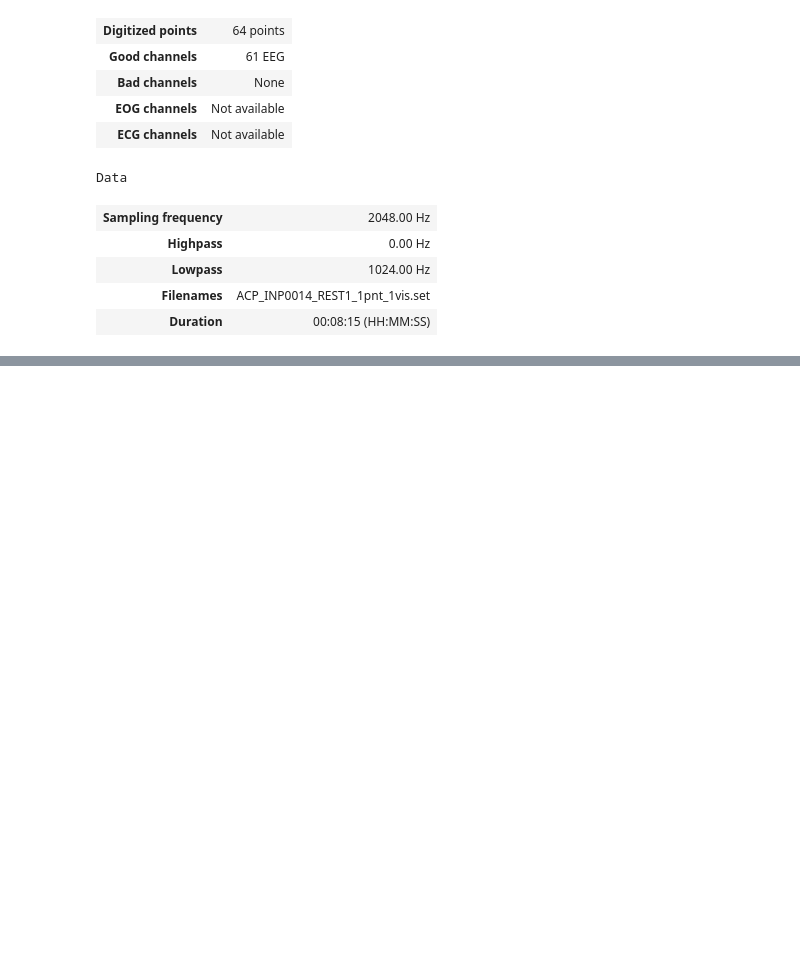
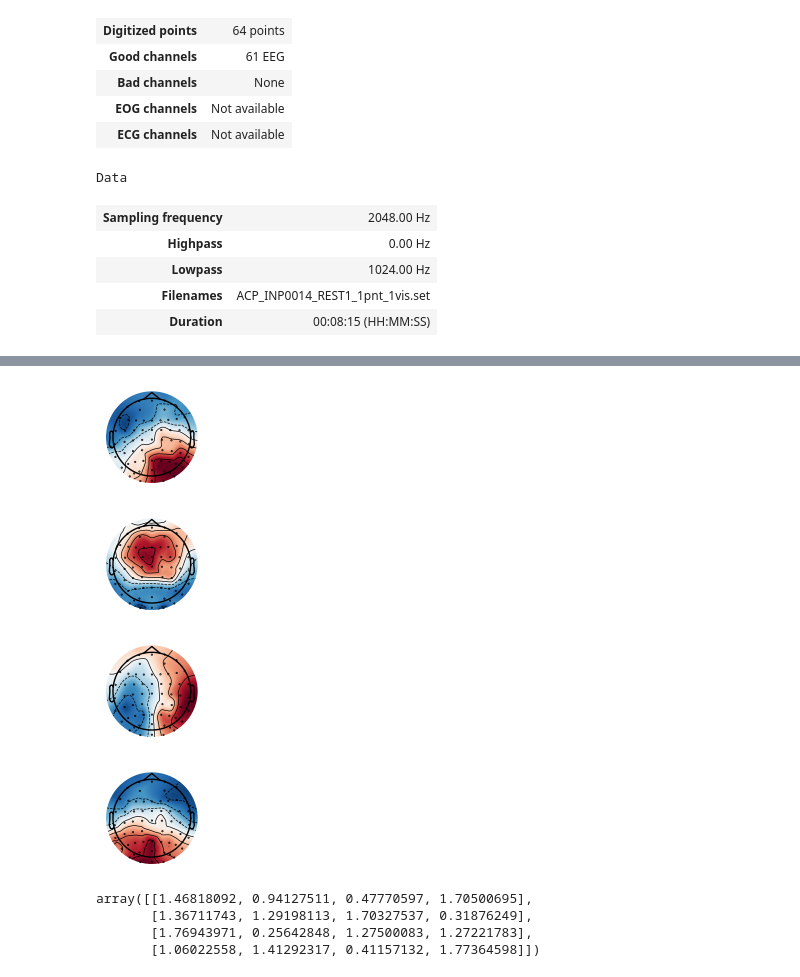
Before and after one commit to anast3t/nsu-microstate-rest-eeg, a Jupyter notebook: GlobalMSCalc.ipynb, the cells around one changed output, grey strips where cells are left out. Cells and saved outputs as stored; diff of their text form; code cells hidden in the pictures; blank space fills up the shorter version.

```diff
--- a/GlobalMSCalc.ipynb
+++ b/GlobalMSCalc.ipynb
@@ -490,0 +556,17 @@ def _cluster_kmod(
+# %%
+for i in range(4):
+    mne.viz.plot_topomap(clusters_user[i], raw.info, show=True)
+# %% [output]
+[figure, added]
+[figure, added]
+[figure, added]
+[figure, added]
+# %%
+# print(np.argmin(scipy.spatial.distance.cdist(clusters_user, global_maps.T), axis=1))
+arr = scipy.spatial.distance.cdist(clusters_user, global_maps.T)
+arr
+# %% [output]
+array([[1.46818092, 0.94127511, 0.47770597, 1.70500695],
+       [1.36711743, 1.29198113, 1.70327537, 0.31876249],
+       [1.76943971, 0.25642848, 1.27500083, 1.27221783],
+       [1.06022558, 1.41292317, 0.41157132, 1.77364598]])
```
Also changed, not shown: parts of 25 cells of this notebook, 3 other files.
